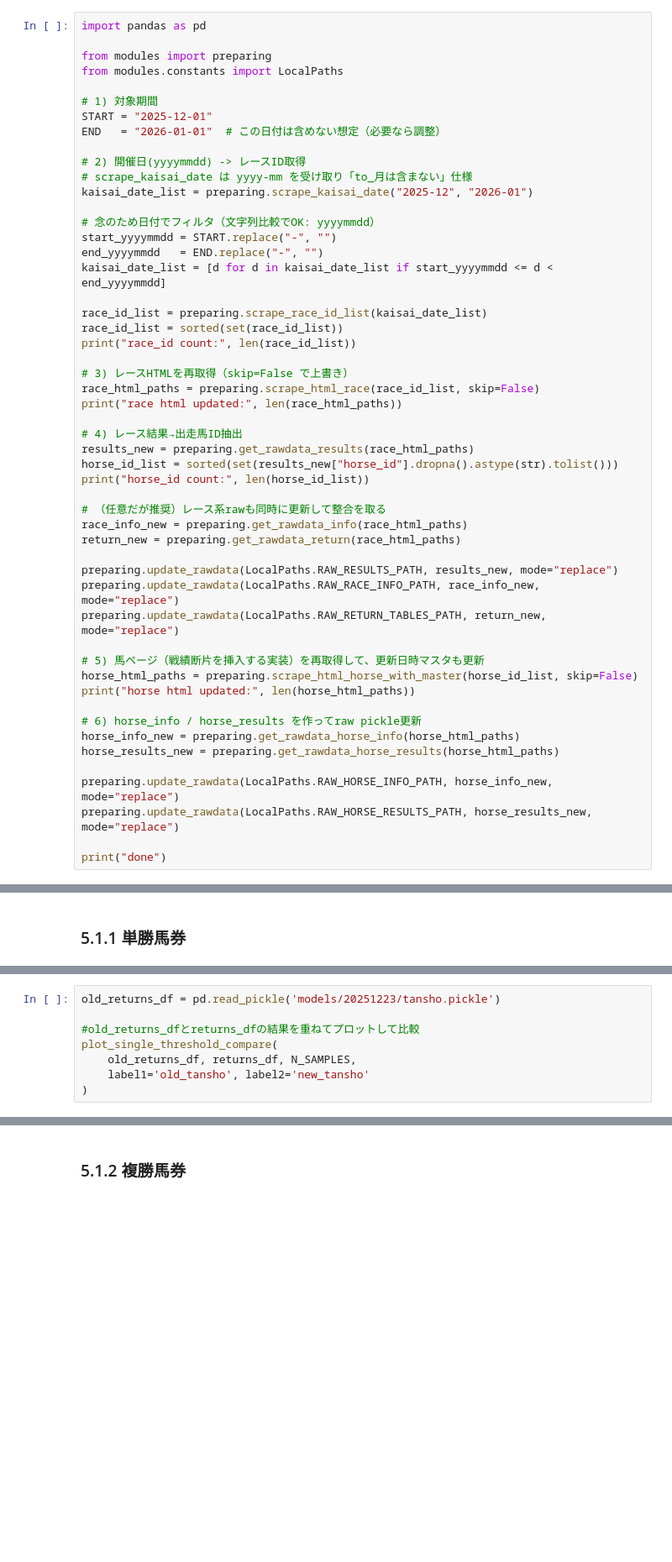
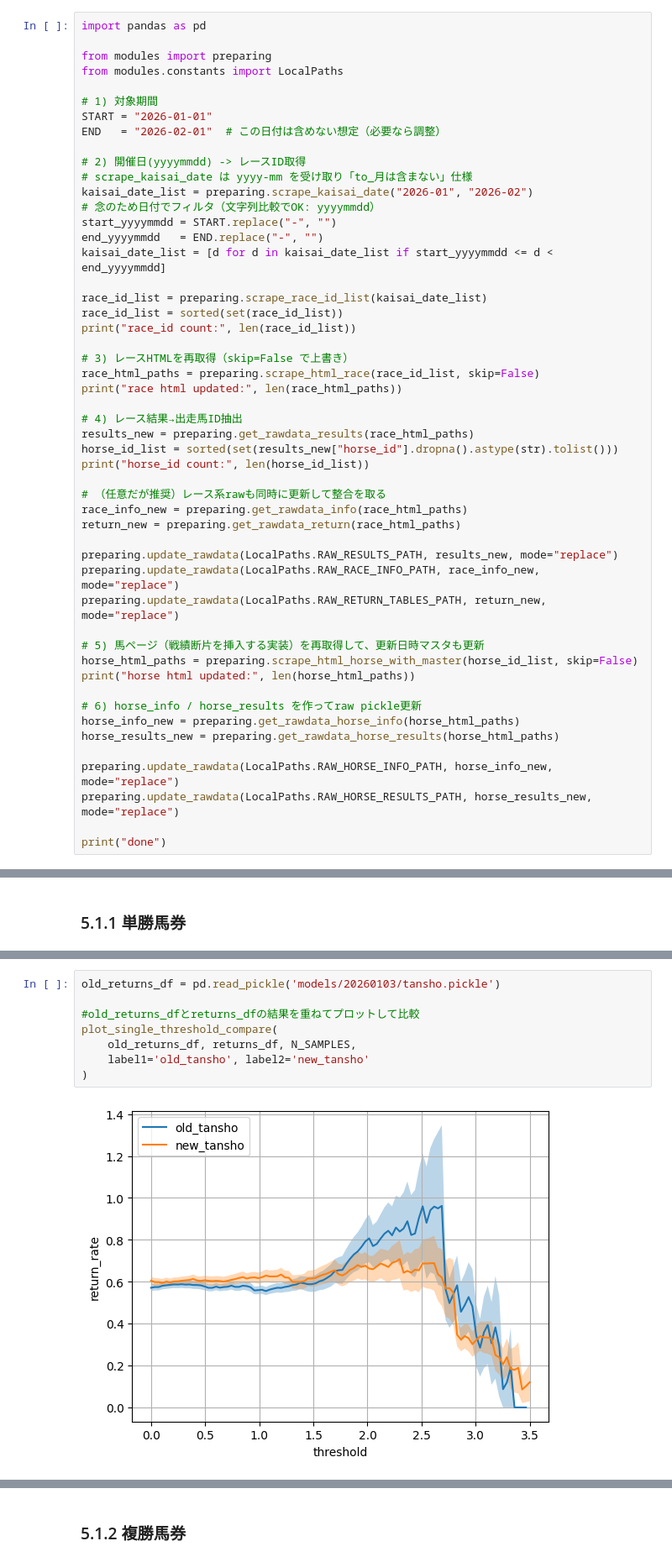
Before and after one commit to B21020/MyKeiba-AI_v2, a Jupyter notebook: main.ipynb, the cells around one changed output, grey strips where cells are left out. Shown at 84% size. Drawn from its saved outputs; the diff is of its cells as text; blank space fills up the shorter version.

```diff
--- a/main.ipynb
+++ b/main.ipynb
@@ -1019,13 +1022,12 @@ from modules import preparing
 from modules.constants import LocalPaths
 
 # 1) 対象期間
-START = "2025-12-01"
-END   = "2026-01-01"  # この日付は含めない想定（必要なら調整）
+START = "2026-01-01"
+END   = "2026-02-01"  # この日付は含めない想定（必要なら調整）
 
 # 2) 開催日(yyyymmdd) -> レースID取得
 # scrape_kaisai_date は yyyy-mm を受け取り「to_月は含まない」仕様
-kaisai_date_list = preparing.scrape_kaisai_date("2025-12", "2026-01")
-
+kaisai_date_list = preparing.scrape_kaisai_date("2026-01", "2026-02")
 # 念のため日付でフィルタ（文字列比較でOK: yyyymmdd）
 start_yyyymmdd = START.replace("-", "")
 end_yyyymmdd   = END.replace("-", "")
@@ -1942,13 +2476,15 @@ def plot_single_threshold_compare(old_returns_df, returns_df, N_SAMPLES, label1=
     plt.ylabel('return_rate')
     plt.show()
 # %%
-old_returns_df = pd.read_pickle('models/20251223/tansho.pickle')
+old_returns_df = pd.read_pickle('models/20260103/tansho.pickle')
 
 #old_returns_dfとreturns_dfの結果を重ねてプロットして比較
 plot_single_threshold_compare(
     old_returns_df, returns_df, N_SAMPLES,
     label1='old_tansho', label2='new_tansho'
 )
+# %% [output]
+[figure, added]
 # %%
 # score_table['score'].describe() の出力とreturns_df.index.min()/max() と len(returns_df)を貼るコード
 print("score_table['score'] の統計情報:")
```
Also changed, not shown: parts of 79 cells of this notebook, 10 other files.
